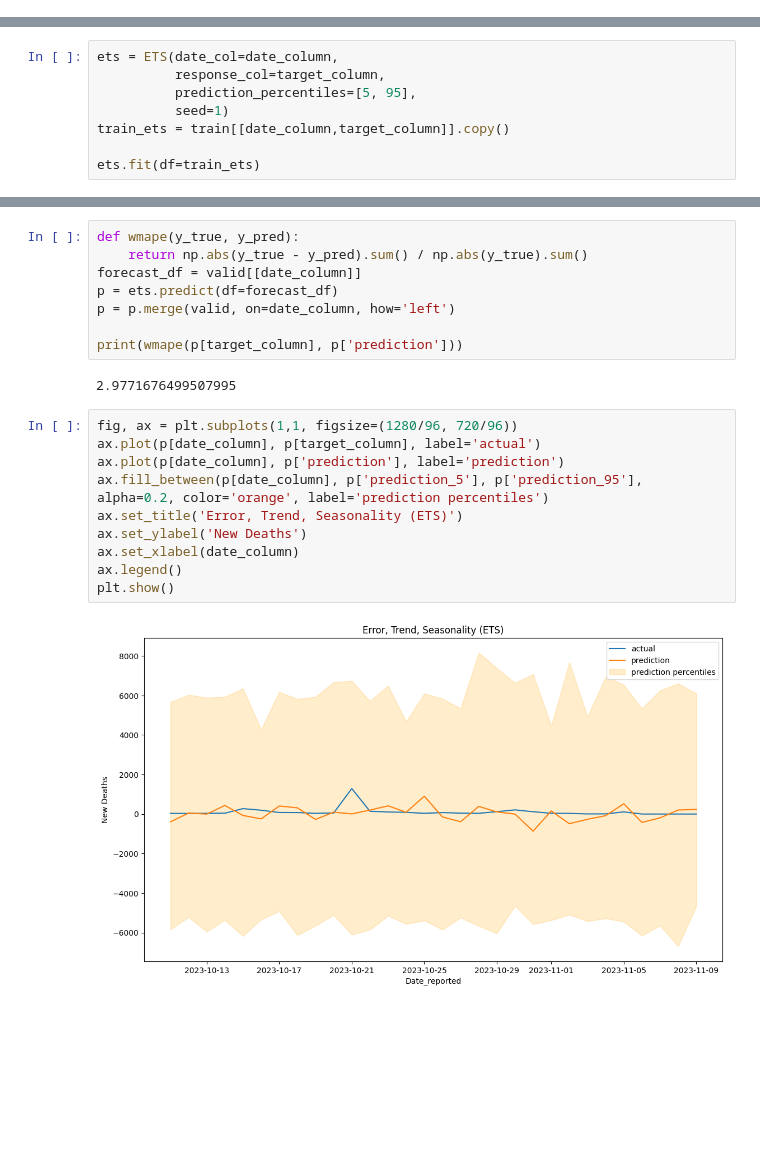
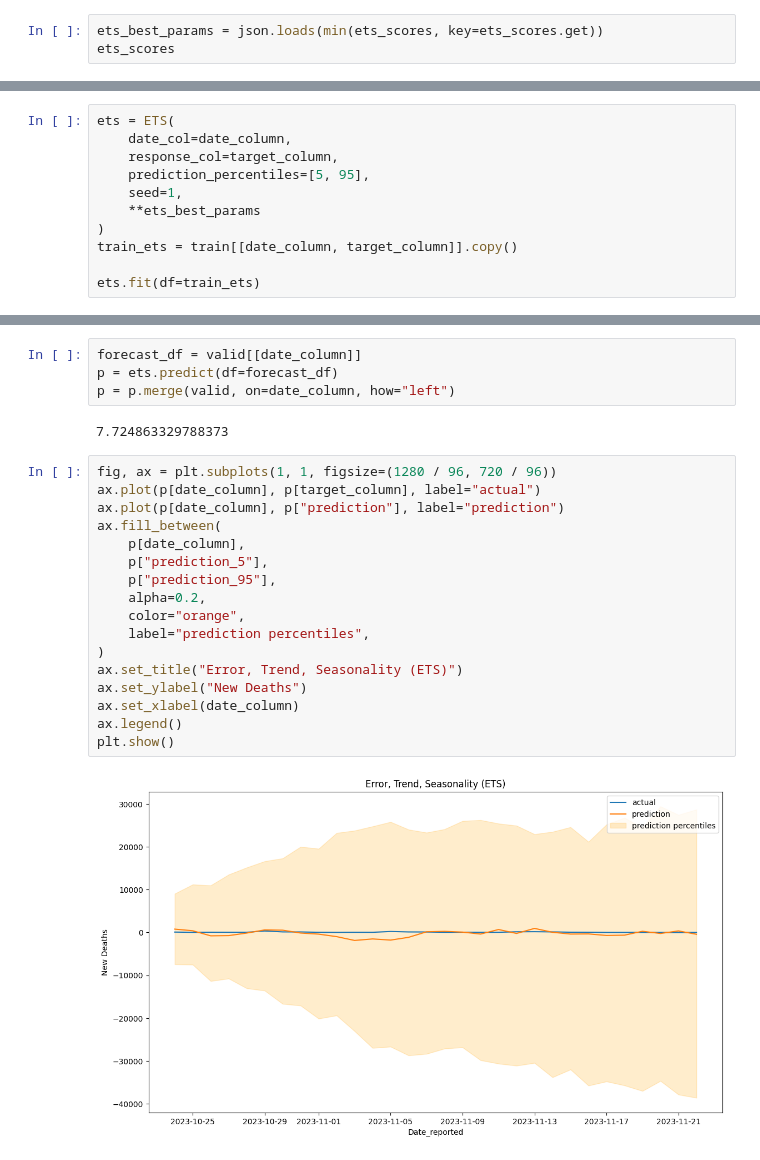
Before and after one commit to samuell07/timeseries-forecasting, a Jupyter notebook: covid_deaths/models/covid-deaths-bayes.ipynb, the cells around one changed output, grey strips where cells are left out. Saved outputs shown, nothing was run; the diff lists cells and outputs as text; blank space fills up the shorter version.

```diff
--- a/covid_deaths/models/covid-deaths-bayes.ipynb
+++ b/covid_deaths/models/covid-deaths-bayes.ipynb
@@ -24,0 +183,3 @@ valid = df.iloc[-30:]
+# %%
+ets_best_params = json.loads(min(ets_scores, key=ets_scores.get))
+ets_scores
@@ -25,9 +208,12 @@ valid = df.iloc[-30:]
 # %%
-ets = ETS(date_col=date_column,
-          response_col=target_column,
-          prediction_percentiles=[5, 95],
-          seed=1)
-train_ets = train[[date_column,target_column]].copy()
+ets = ETS(
+    date_col=date_column,
+    response_col=target_column,
+    prediction_percentiles=[5, 95],
+    seed=1,
+    **ets_best_params
+)
+train_ets = train[[date_column, target_column]].copy()
 
 ets.fit(df=train_ets)
 # %% [output]
@@ -51,24 +240,27 @@ chain 4 |██████████| 00:01 Sampling completed
 <orbit.forecaster.full_bayes.FullBayesianForecaster at 0x...>
 # %%
-def wmape(y_true, y_pred):
-    return np.abs(y_true - y_pred).sum() / np.abs(y_true).sum()
 forecast_df = valid[[date_column]]
 p = ets.predict(df=forecast_df)
-p = p.merge(valid, on=date_column, how='left')
-
-print(wmape(p[target_column], p['prediction']))
+p = p.merge(valid, on=date_column, how="left")
 # %% [output]
-2.9771676499507995
+7.724863329788373
 # %%
-fig, ax = plt.subplots(1,1, figsize=(1280/96, 720/96))
-ax.plot(p[date_column], p[target_column], label='actual')
-ax.plot(p[date_column], p['prediction'], label='prediction')
-ax.fill_between(p[date_column], p['prediction_5'], p['prediction_95'], alpha=0.2, color='orange', label='prediction percentiles')
-ax.set_title('Error, Trend, Seasonality (ETS)')
-ax.set_ylabel('New Deaths')
+fig, ax = plt.subplots(1, 1, figsize=(1280 / 96, 720 / 96))
+ax.plot(p[date_column], p[target_column], label="actual")
+ax.plot(p[date_column], p["prediction"], label="prediction")
+ax.fill_between(
+    p[date_column],
+    p["prediction_5"],
+    p["prediction_95"],
+    alpha=0.2,
+    color="orange",
+    label="prediction percentiles",
+)
+ax.set_title("Error, Trend, Seasonality (ETS)")
+ax.set_ylabel("New Deaths")
 ax.set_xlabel(date_column)
 ax.legend()
 plt.show()
 # %% [output]
-[figure, old version]
+[figure, new version]
 # %%
```
Also changed, not shown: parts of 21 cells of this notebook, 14 other files.
